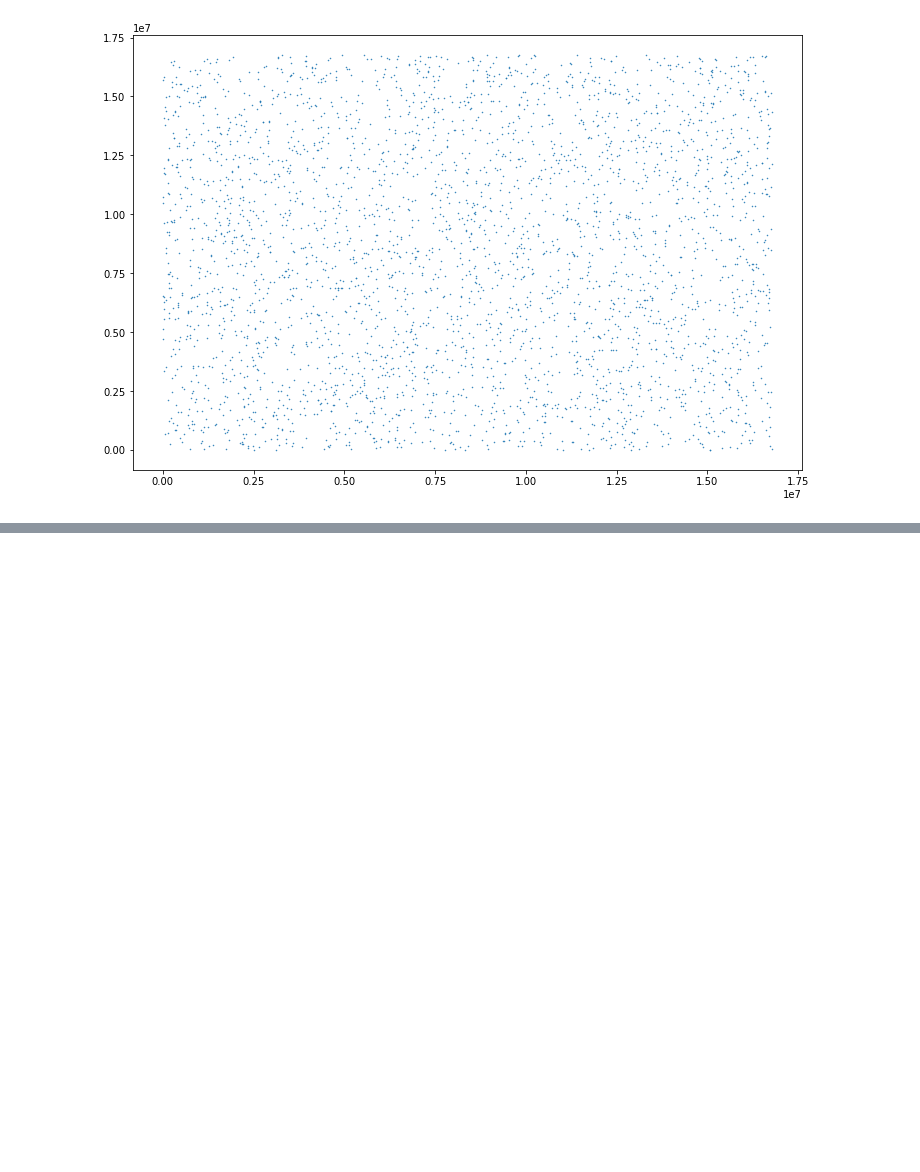
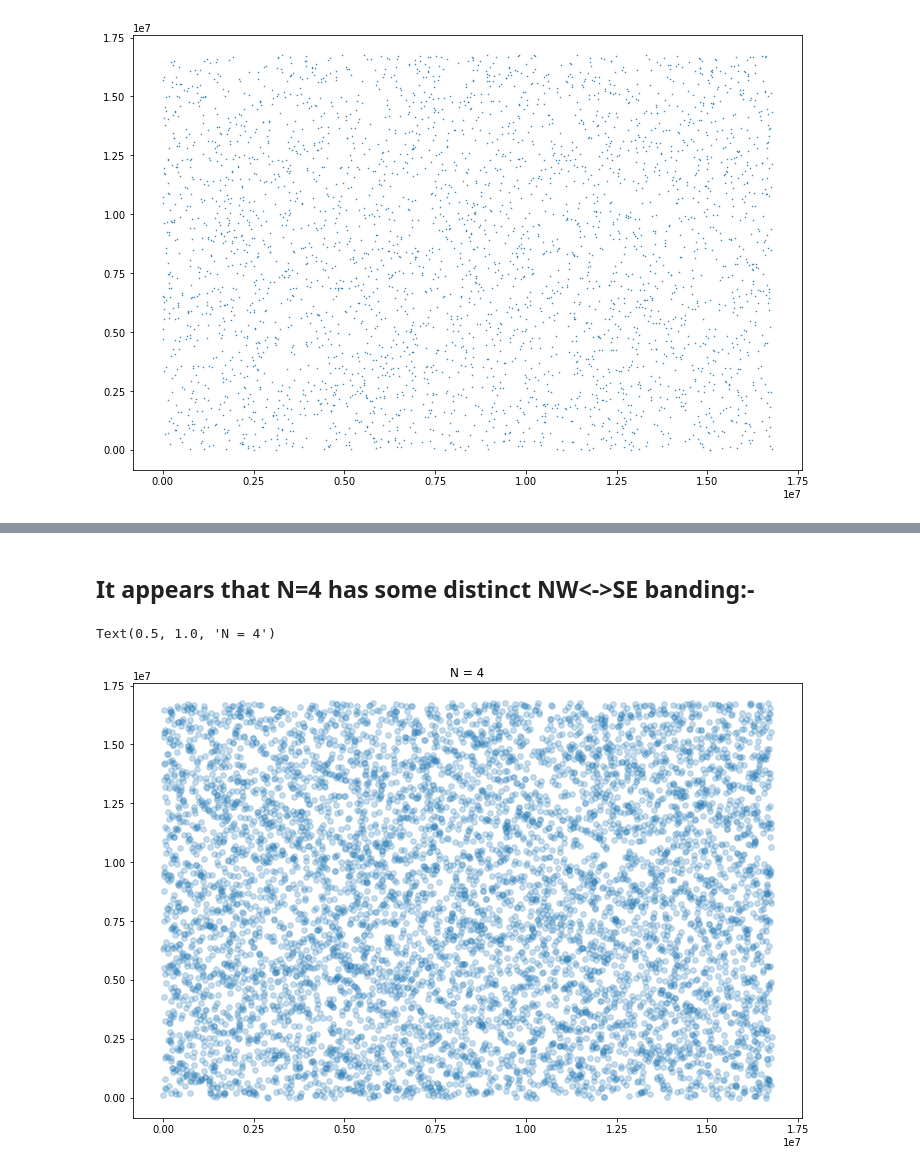
Before and after one commit to MarkNOakden/AdventOfCode, a Jupyter notebook: 18/21/Day 21 - Chronal Conversion.ipynb, the cells around one changed output, grey strips where cells are left out. Drawn from its saved outputs; the diff is of its cells as text; code cells hidden in the pictures; blank space fills up the shorter version.

```diff
--- a/18/21/Day 21 - Chronal Conversion.ipynb
+++ b/18/21/Day 21 - Chronal Conversion.ipynb
@@ -304,0 +333,11 @@ ax.scatter(values[:3355], values[1:3356], marker='.', s=1)
+# %% [markdown]
+## It appears that N=4 has some distinct NW&lt;-&gt;SE banding:-
+# %%
+fig, ax = plt.subplots(figsize=(12,8))
+
+offset = 4
+ax.scatter(data[:-offset], data[offset:], marker='o', s=32, alpha=0.25)
+ax.set_title(f'N = {offset}')
+# %% [output]
+Text(0.5, 1.0, 'N = 4')
+[figure, added]
```
Also changed, not shown: parts of 9 cells of this notebook.
